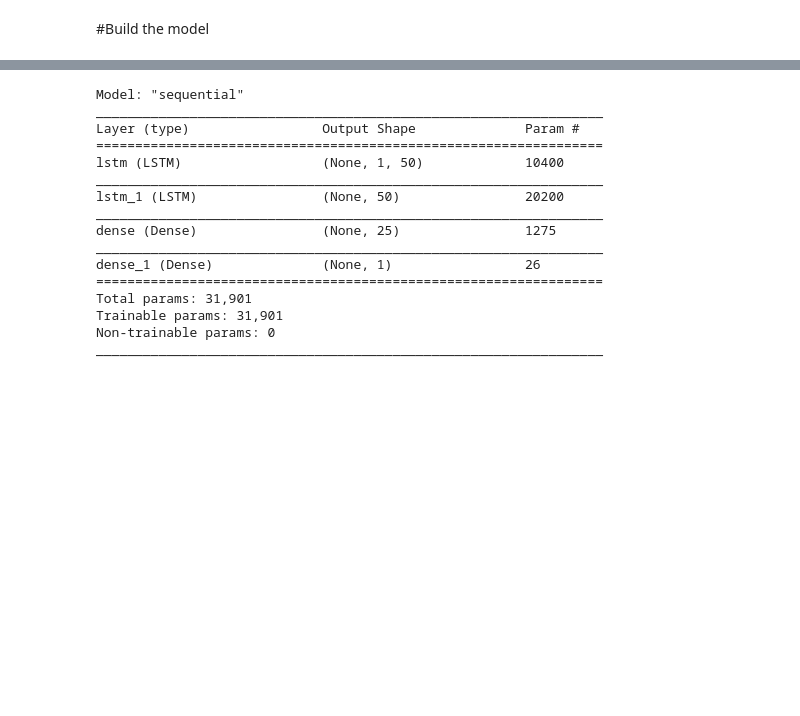
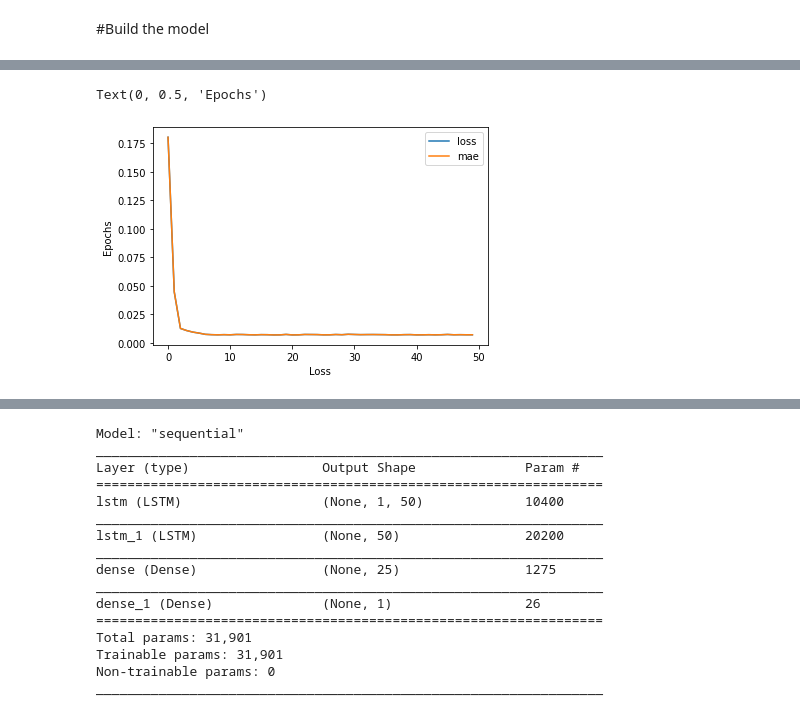
Before and after one commit to meshalalsultan/Train-LSTM-for-Fizer-Stock-, a Jupyter notebook: Build_Stock_Predection_Network_for_PFE_Stock.ipynb, the cells around one changed output, grey strips where cells are left out. Saved outputs shown, nothing was run; the diff lists cells and outputs as text; code cells hidden in the pictures; blank space fills up the shorter version.

```diff
--- a/Build_Stock_Predection_Network_for_PFE_Stock.ipynb
+++ b/Build_Stock_Predection_Network_for_PFE_Stock.ipynb
@@ -143,0 +148,18 @@ from keras.callbacks import EarlyStopping
+# %%
+#Set random Seed
+tf.random.set_seed(42)
+
+#Create The model
+model_1 = tf.keras.Sequential([
+  tf.keras.layers.LSTM(100, return_sequences=True, input_shape=(1,1)),
+  tf.keras.layers.LSTM(10,return_sequences=False),
+  tf.keras.layers.Dense(1)
+])
+
+#compile the model
+model_1.compile(loss=tf.keras.losses.mae,
+                          optimizer=tf.keras.optimizers.Adam(), # Adam works but SGD doesn't
+                          metrics=['mae'])
+
+#Fit the model
+history= model_1.fit(train_x,train_y,epochs=50)
@@ -143,0 +189,7 @@ from keras.callbacks import EarlyStopping
+# %%
+pd.DataFrame(history.history).plot()
+plt.xlabel('Loss')
+plt.ylabel('Epochs')
+# %% [output]
+Text(0, 0.5, 'Epochs')
+[figure, added]
```
Also changed, not shown: parts of 18 cells of this notebook.
